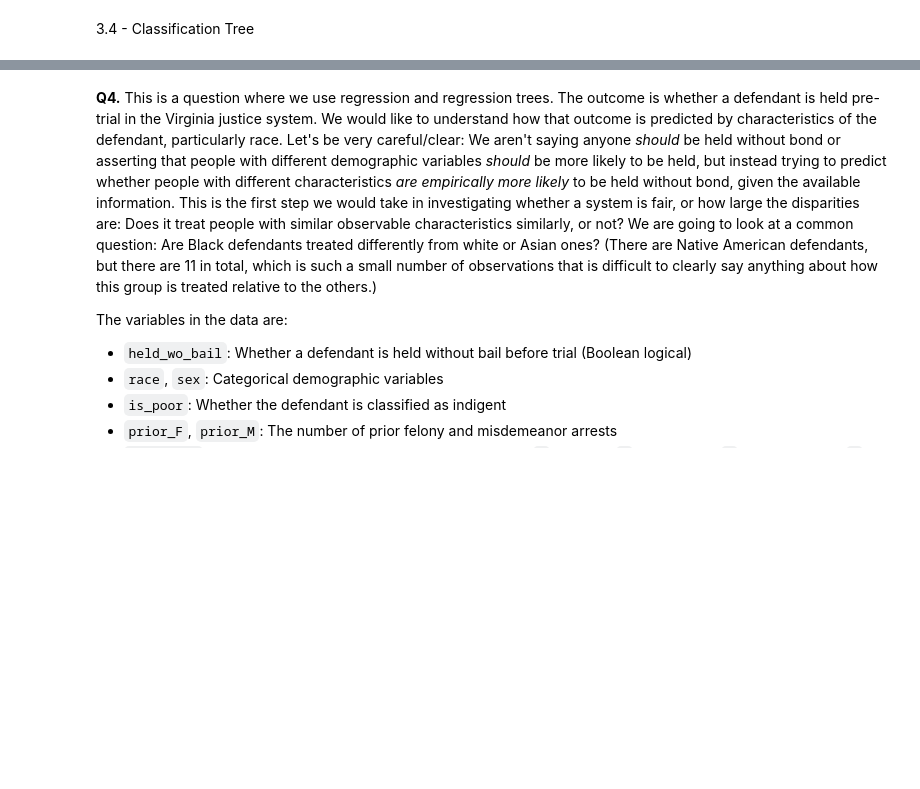
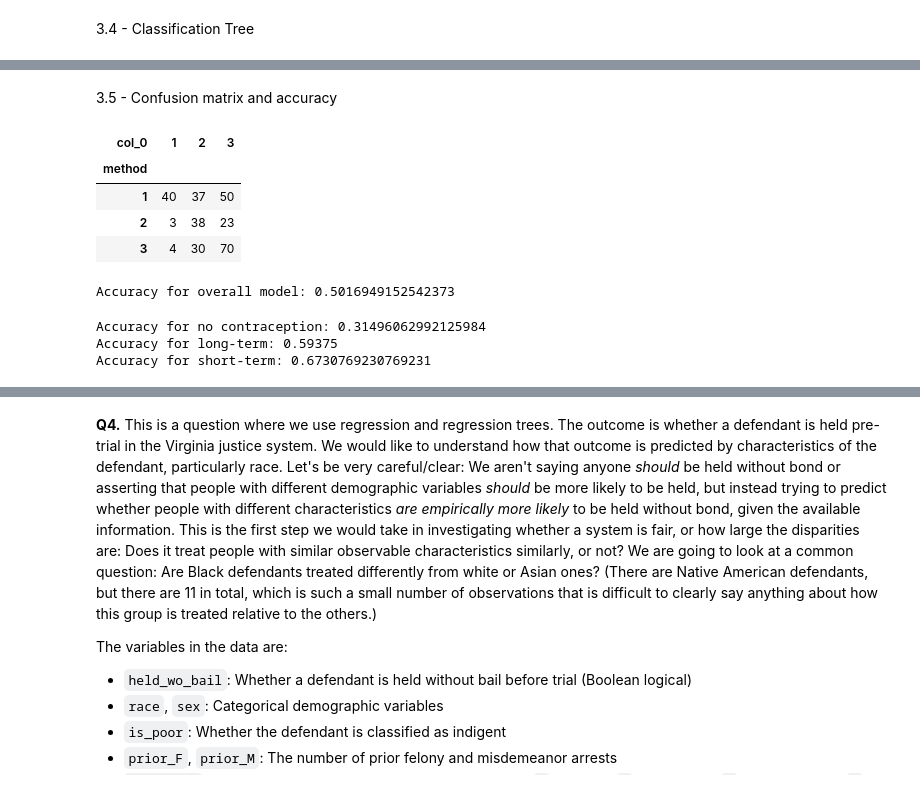
Before and after one commit to Sabrina-Hendricks/assignment4, a Jupyter notebook: assignment4.ipynb, the cells around one changed output, grey strips where cells are left out. Saved outputs shown, nothing was run; the diff lists cells and outputs as text; code cells hidden in the pictures; blank space fills up the shorter version.

```diff
--- a/assignment4.ipynb
+++ b/assignment4.ipynb
@@ -669,0 +674,30 @@ How does it look different from the previous tree? What variables does the algor
+# %% [markdown]
+3.5 - Confusion matrix and accuracy
+# %%
+y_hat = cart.predict(X_test)
+# %%
+tab = pd.crosstab(y_test,y_hat)
+tab
+# %% [output]
+| col_0 | 1 | 2 | 3 |
+| method |  |  |  |
+| 1 | 40 | 37 | 50 |
+| 2 | 3 | 38 | 23 |
+| 3 | 4 | 30 | 70 |
+# %%
+accuracy = (tab.iloc[0, 0] + tab.iloc[1, 1] + tab.iloc[2, 2]) / (np.sum(tab.iloc[0, :]) + np.sum(tab.iloc[1, :]) + np.sum(tab.iloc[2, :]))
+print("Accuracy for overall model:", accuracy)
+# %% [output]
+Accuracy for overall model: 0.5016949152542373
+# %%
+method_1_accuracy = tab.iloc[0, 0] / np.sum(tab.iloc[0, :])
+method_2_accuracy = tab.iloc[1, 1] / np.sum(tab.iloc[1, :])
+method_3_accuracy = tab.iloc[2, 2] / np.sum(tab.iloc[2, :])
+
+print("Accuracy for no contraception:", method_1_accuracy)
+print("Accuracy for long-term:", method_2_accuracy)
+print("Accuracy for short-term:", method_3_accuracy)
+# %% [output]
+Accuracy for no contraception: 0.31496062992125984
+Accuracy for long-term: 0.59375
+Accuracy for short-term: 0.6730769230769231
```
Also changed, not shown: parts of 6 cells of this notebook.
